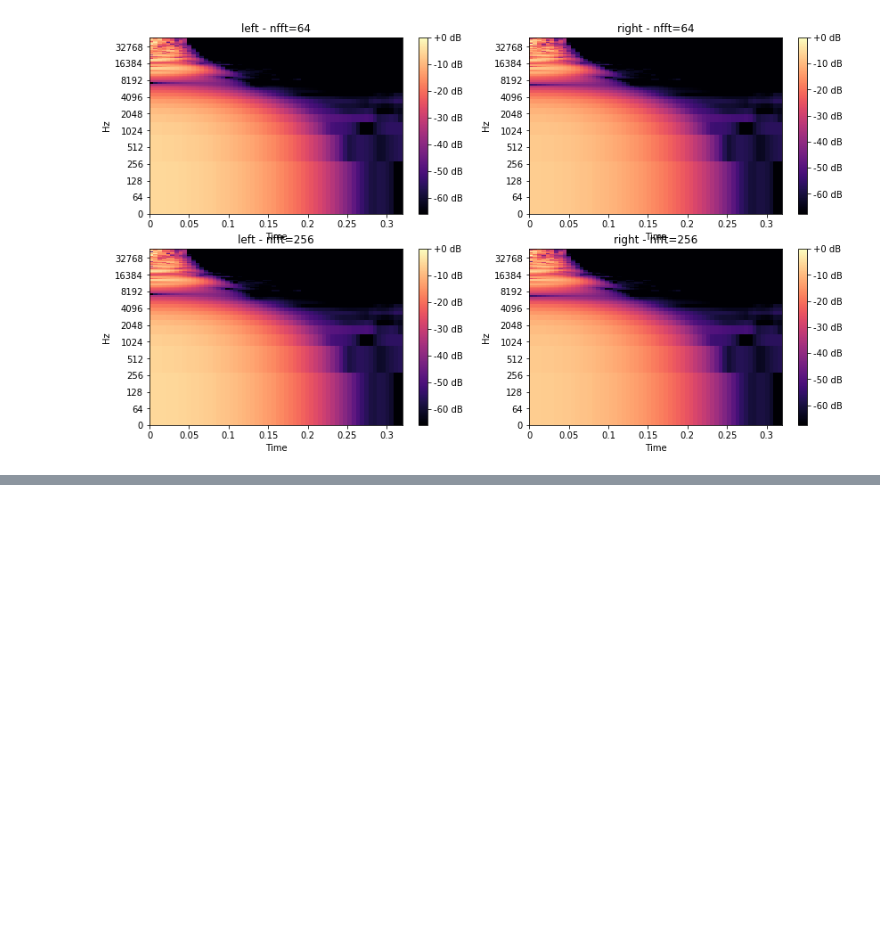
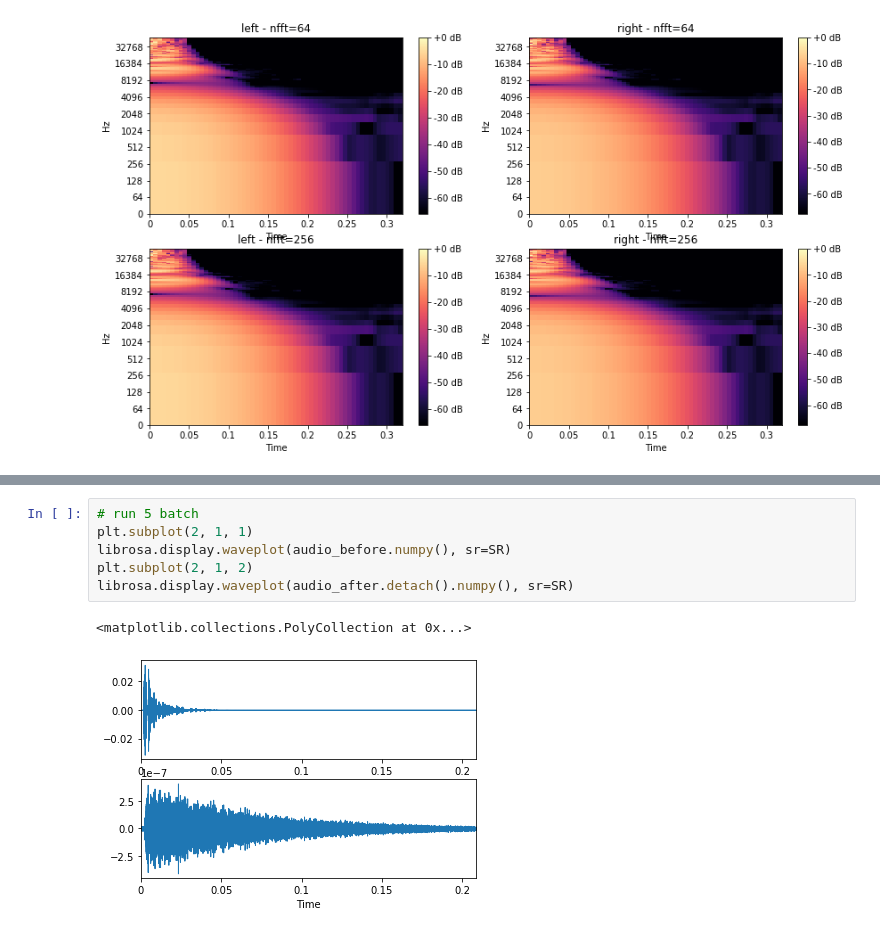
Before and after one commit to fromjupiter/NeuralReverb, a Jupyter notebook: visualization.ipynb, the cells around one changed output, grey strips where cells are left out. Saved outputs shown, nothing was run; the diff lists cells and outputs as text; blank space fills up the shorter version.

```diff
--- a/visualization.ipynb
+++ b/visualization.ipynb
@@ -85,0 +133,9 @@ torch.save(b)
+# %%
+# run 5 batch
+plt.subplot(2, 1, 1)
+librosa.display.waveplot(audio_before.numpy(), sr=SR)
+plt.subplot(2, 1, 2)
+librosa.display.waveplot(audio_after.detach().numpy(), sr=SR)
+# %% [output]
+<matplotlib.collections.PolyCollection at 0x...>
+[figure, added]
```
Also changed, not shown: parts of 6 cells of this notebook, 8 other files.
